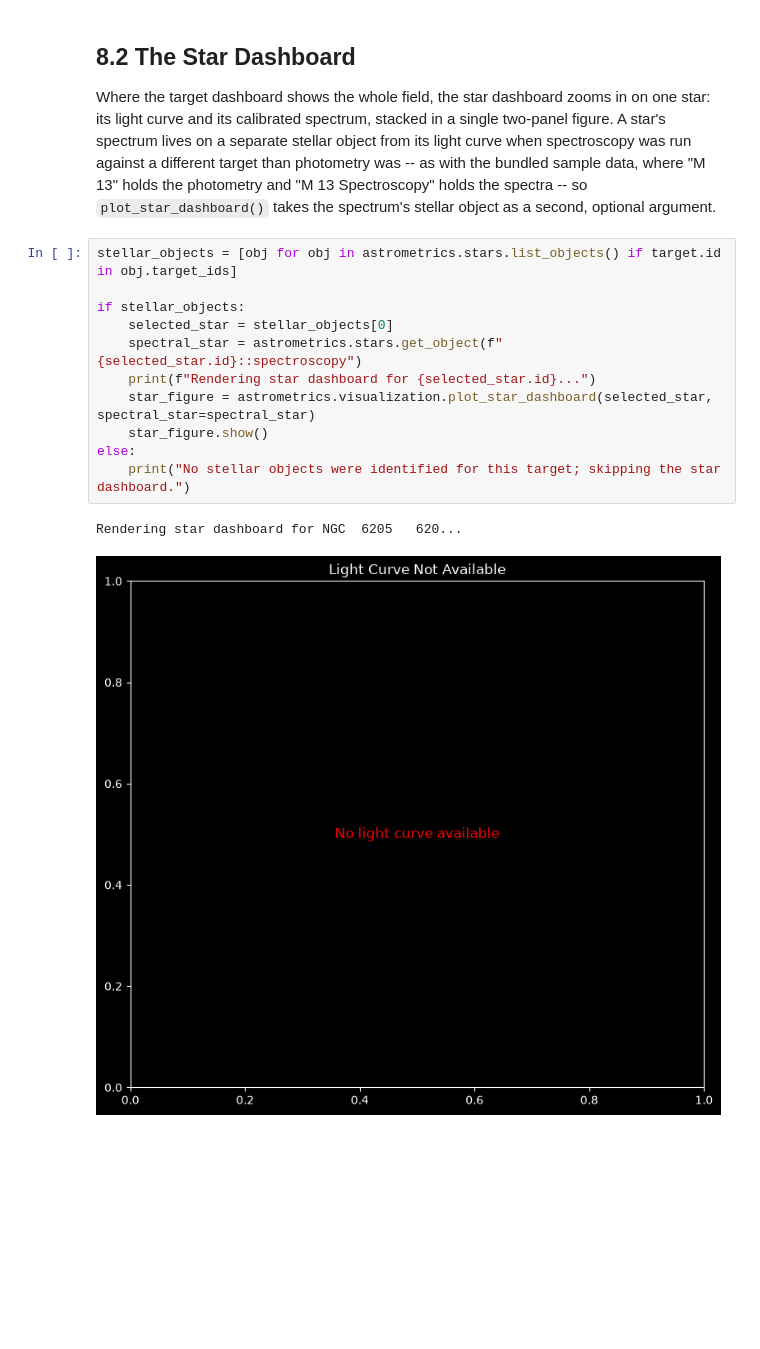
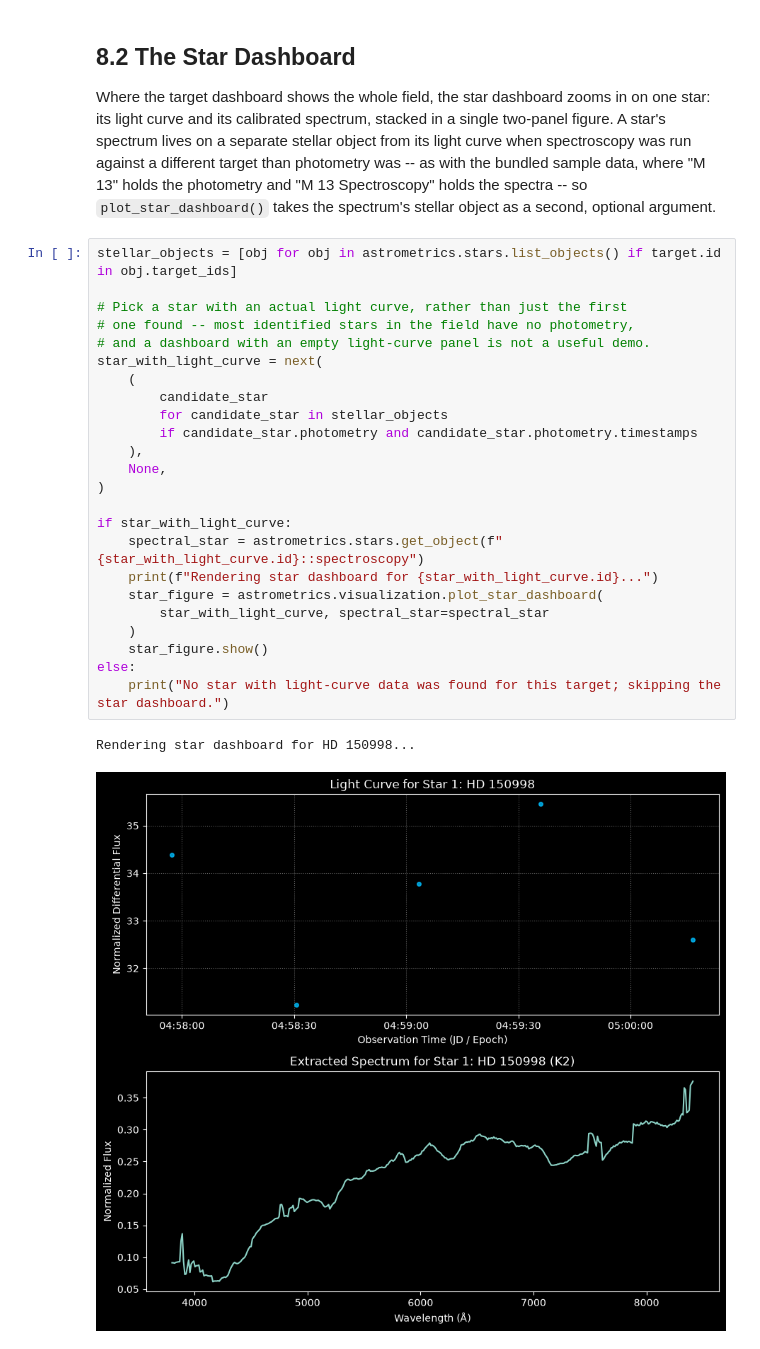
Before and after one commit to m1chae2/astrometrics, a Jupyter notebook: documentation/notebooks/astrometrics/user_guide/08_visualization.ipynb, the cells around one changed output. Drawn from its saved outputs; the diff is of its cells as text; blank space fills up the shorter version.

Commit message:
Fix the star dashboard demo picking a star with no light curve
8.2's demo took stellar_objects[0] unconditionally. The first star in
that list for M 13 happens to have no photometry, so the rendered
dashboard's light-curve panel came up empty -- not a useful teaching
example. Select the first star that actually has light-curve data
instead (mirroring the pattern already used in notebook 7); it also
happens to have a spectroscopy counterpart, so both panels now show
real data.

Co-Authored-By: Claude Sonnet 5 <noreply@anthropic.com>
Claude-Session: https://claude.ai/code/session_01RKfvfbcrpJ9GPfYKi8FZ21

```diff
--- a/documentation/notebooks/astrometrics/user_guide/08_visualization.ipynb
+++ b/documentation/notebooks/astrometrics/user_guide/08_visualization.ipynb
@@ -25,14 +25,27 @@ Where the target dashboard shows the whole field, the star dashboard zooms in on
 # %%
 stellar_objects = [obj for obj in astrometrics.stars.list_objects() if target.id in obj.target_ids]
 
-if stellar_objects:
-    selected_star = stellar_objects[0]
-    spectral_star = astrometrics.stars.get_object(f"{selected_star.id}::spectroscopy")
-    print(f"Rendering star dashboard for {selected_star.id}...")
-    star_figure = astrometrics.visualization.plot_star_dashboard(selected_star, spectral_star=spectral_star)
+# Pick a star with an actual light curve, rather than just the first
+# one found -- most identified stars in the field have no photometry,
+# and a dashboard with an empty light-curve panel is not a useful demo.
+star_with_light_curve = next(
+    (
+        candidate_star
+        for candidate_star in stellar_objects
+        if candidate_star.photometry and candidate_star.photometry.timestamps
+    ),
+    None,
+)
+
+if star_with_light_curve:
+    spectral_star = astrometrics.stars.get_object(f"{star_with_light_curve.id}::spectroscopy")
+    print(f"Rendering star dashboard for {star_with_light_curve.id}...")
+    star_figure = astrometrics.visualization.plot_star_dashboard(
+        star_with_light_curve, spectral_star=spectral_star
+    )
     star_figure.show()
 else:
-    print("No stellar objects were identified for this target; skipping the star dashboard.")
+    print("No star with light-curve data was found for this target; skipping the star dashboard.")
 # %% [output]
-Rendering star dashboard for NGC  6205   620...
+Rendering star dashboard for HD 150998...
-[figure, old version]
+[figure, new version]
```
